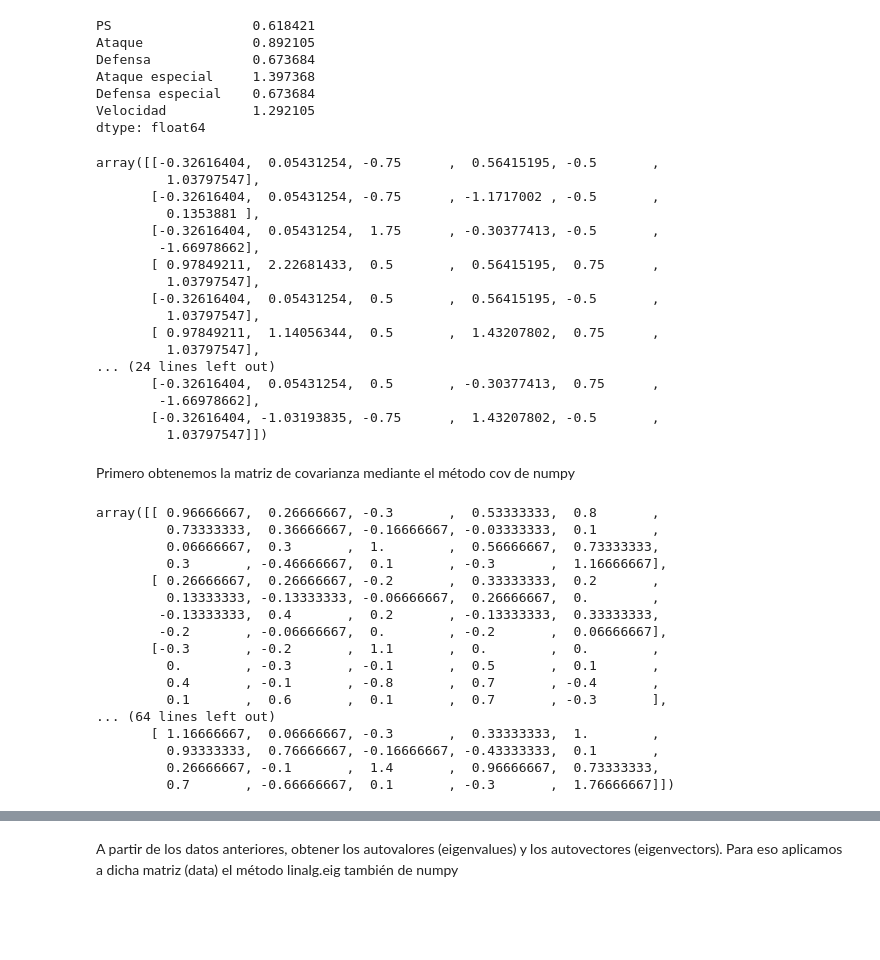
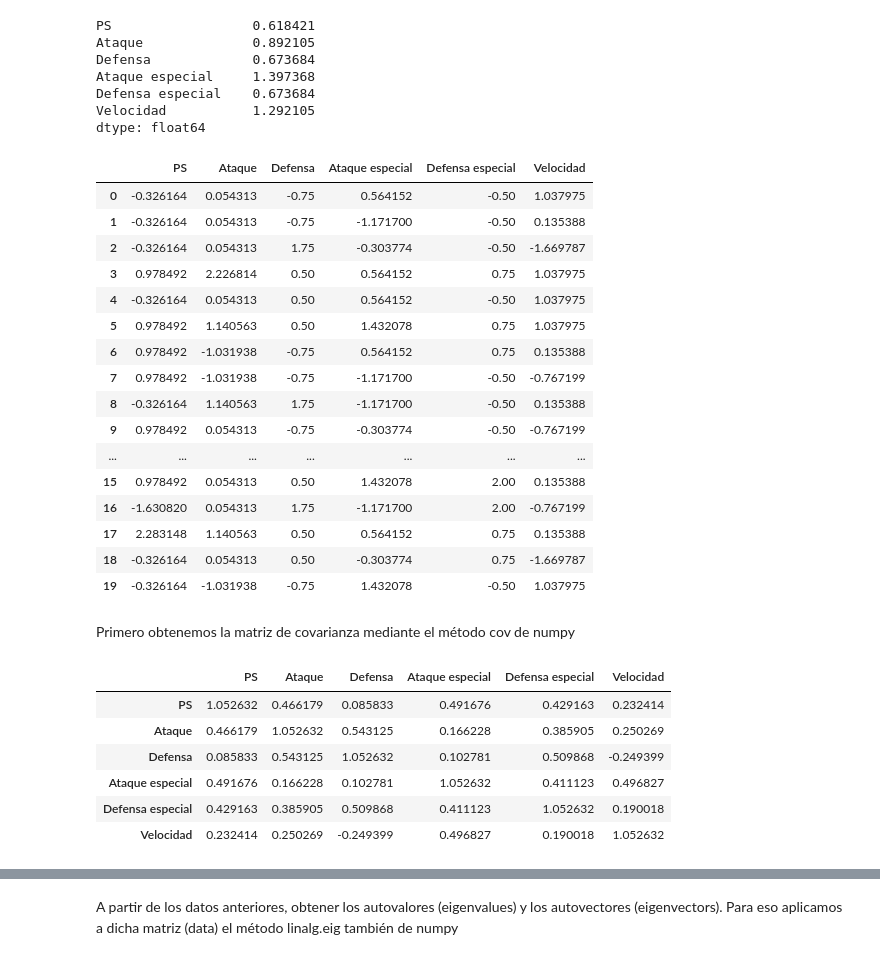
Before and after one commit to javierarteagapuell/deeplearning, a Jupyter notebook: Ejercicio3.ipynb, the cells around one changed output, grey strips where cells are left out. Saved outputs shown, nothing was run; the diff lists cells and outputs as text; code cells hidden in the pictures; blank space fills up the shorter version.

```diff
--- a/Ejercicio3.ipynb
+++ b/Ejercicio3.ipynb
@@ -80,47 +93,40 @@ dtype: float64
 # %%
 from sklearn.preprocessing import StandardScaler
 
 ss = StandardScaler()
 data_transformed = ss.fit_transform(data)
+data_transformed = pd.DataFrame(data = data_transformed,
+                        columns = ["PS",	"Ataque",	"Defensa",	"Ataque especial",	"Defensa especial",	"Velocidad"])
 data_transformed
 # %% [output]
-array([[-0.32616404,  0.05431254, -0.75      ,  0.56415195, -0.5       ,
-         1.03797547],
-       [-0.32616404,  0.05431254, -0.75      , -1.1717002 , -0.5       ,
-         0.1353881 ],
-       [-0.32616404,  0.05431254,  1.75      , -0.30377413, -0.5       ,
-        -1.66978662],
-       [ 0.97849211,  2.22681433,  0.5       ,  0.56415195,  0.75      ,
-         1.03797547],
-       [-0.32616404,  0.05431254,  0.5       ,  0.56415195, -0.5       ,
-         1.03797547],
-       [ 0.97849211,  1.14056344,  0.5       ,  1.43207802,  0.75      ,
-         1.03797547],
-... (24 lines left out)
-       [-0.32616404,  0.05431254,  0.5       , -0.30377413,  0.75      ,
-        -1.66978662],
-       [-0.32616404, -1.03193835, -0.75      ,  1.43207802, -0.5       ,
-         1.03797547]])
+|  | PS | Ataque | Defensa | Ataque especial | Defensa especial | Velocidad |
+| 0 | -0.326164 | 0.054313 | -0.75 | 0.564152 | -0.50 | 1.037975 |
+| 1 | -0.326164 | 0.054313 | -0.75 | -1.171700 | -0.50 | 0.135388 |
+| 2 | -0.326164 | 0.054313 | 1.75 | -0.303774 | -0.50 | -1.669787 |
+| 3 | 0.978492 | 2.226814 | 0.50 | 0.564152 | 0.75 | 1.037975 |
+| 4 | -0.326164 | 0.054313 | 0.50 | 0.564152 | -0.50 | 1.037975 |
+| 5 | 0.978492 | 1.140563 | 0.50 | 1.432078 | 0.75 | 1.037975 |
+| 6 | 0.978492 | -1.031938 | -0.75 | 0.564152 | 0.75 | 0.135388 |
+| 7 | 0.978492 | -1.031938 | -0.75 | -1.171700 | -0.50 | -0.767199 |
+| 8 | -0.326164 | 1.140563 | 1.75 | -1.171700 | -0.50 | 0.135388 |
+| 9 | 0.978492 | 0.054313 | -0.75 | -0.303774 | -0.50 | -0.767199 |
+| ... | ... | ... | ... | ... | ... | ... |
+| 15 | 0.978492 | 0.054313 | 0.50 | 1.432078 | 2.00 | 0.135388 |
+| 16 | -1.630820 | 0.054313 | 1.75 | -1.171700 | 2.00 | -0.767199 |
+| 17 | 2.283148 | 1.140563 | 0.50 | 0.564152 | 0.75 | 0.135388 |
+| 18 | -0.326164 | 0.054313 | 0.50 | -0.303774 | 0.75 | -1.669787 |
+| 19 | -0.326164 | -1.031938 | -0.75 | 1.432078 | -0.50 | 1.037975 |
 # %% [markdown]
 Primero  obtenemos  la  matriz  de  covarianza  mediante  el  método  cov  de
 numpy
-# %%
-np.cov(data, y=None, rowvar=True, bias=False, ddof=None, fweights=None, aweights=None)
-# %% [output]
-array([[ 0.96666667,  0.26666667, -0.3       ,  0.53333333,  0.8       ,
-         0.73333333,  0.36666667, -0.16666667, -0.03333333,  0.1       ,
-         0.06666667,  0.3       ,  1.        ,  0.56666667,  0.73333333,
-         0.3       , -0.46666667,  0.1       , -0.3       ,  1.16666667],
-       [ 0.26666667,  0.26666667, -0.2       ,  0.33333333,  0.2       ,
-         0.13333333, -0.13333333, -0.06666667,  0.26666667,  0.        ,
-        -0.13333333,  0.4       ,  0.2       , -0.13333333,  0.33333333,
-        -0.2       , -0.06666667,  0.        , -0.2       ,  0.06666667],
-       [-0.3       , -0.2       ,  1.1       ,  0.        ,  0.        ,
-         0.        , -0.3       , -0.1       ,  0.5       ,  0.1       ,
-         0.4       , -0.1       , -0.8       ,  0.7       , -0.4       ,
-         0.1       ,  0.6       ,  0.1       ,  0.7       , -0.3       ],
-... (64 lines left out)
-       [ 1.16666667,  0.06666667, -0.3       ,  0.33333333,  1.        ,
-         0.93333333,  0.76666667, -0.16666667, -0.43333333,  0.1       ,
-         0.26666667, -0.1       ,  1.4       ,  0.96666667,  0.73333333,
-         0.7       , -0.66666667,  0.1       , -0.3       ,  1.76666667]])
+# %%
+data_cov=data_transformed.cov()
+data_cov
+# %% [output]
+|  | PS | Ataque | Defensa | Ataque especial | Defensa especial | Velocidad |
+| PS | 1.052632 | 0.466179 | 0.085833 | 0.491676 | 0.429163 | 0.232414 |
+| Ataque | 0.466179 | 1.052632 | 0.543125 | 0.166228 | 0.385905 | 0.250269 |
+| Defensa | 0.085833 | 0.543125 | 1.052632 | 0.102781 | 0.509868 | -0.249399 |
+| Ataque especial | 0.491676 | 0.166228 | 0.102781 | 1.052632 | 0.411123 | 0.496827 |
+| Defensa especial | 0.429163 | 0.385905 | 0.509868 | 0.411123 | 1.052632 | 0.190018 |
+| Velocidad | 0.232414 | 0.250269 | -0.249399 | 0.496827 | 0.190018 | 1.052632 |
```
Also changed, not shown: parts of 7 cells of this notebook.
